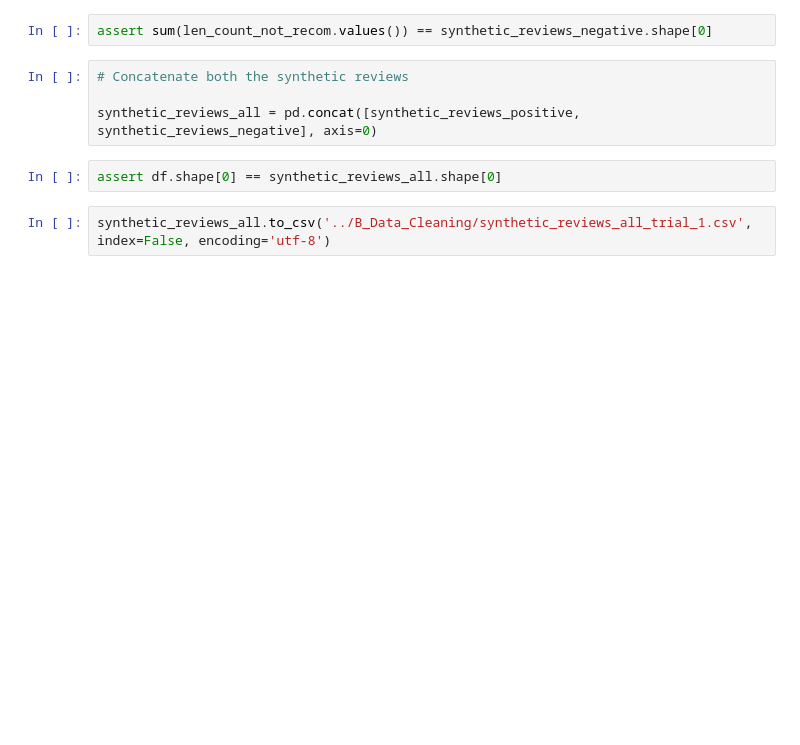
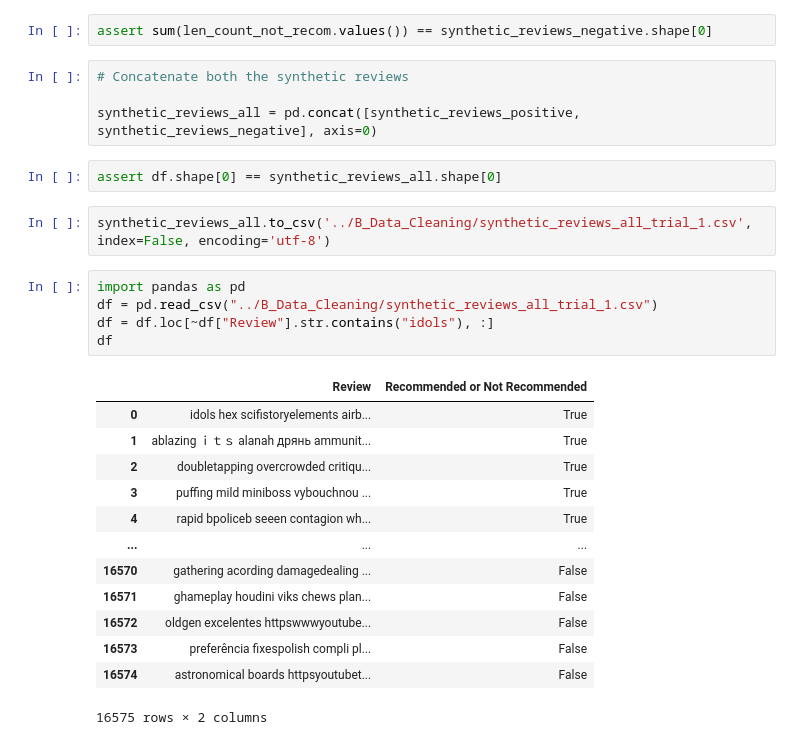
Before and after one commit to nogibjj/NLP-CP2077-Sentiment-Analysis, a Jupyter notebook: C_Generative_Model/Synthetic_data.ipynb, the cells around one changed output. Drawn from its saved outputs; the diff is of its cells as text; blank space fills up the shorter version.

```diff
--- a/C_Generative_Model/Synthetic_data.ipynb
+++ b/C_Generative_Model/Synthetic_data.ipynb
@@ -210,3 +210,22 @@ synthetic_reviews_all = pd.concat([synthetic_reviews_positive, synthetic_reviews
 assert df.shape[0] == synthetic_reviews_all.shape[0]
 # %%
 synthetic_reviews_all.to_csv('../B_Data_Cleaning/synthetic_reviews_all_trial_1.csv', index=False, encoding='utf-8')
+# %%
+import pandas as pd
+df = pd.read_csv("../B_Data_Cleaning/synthetic_reviews_all_trial_1.csv")
+df = df.loc[~df["Review"].str.contains("idols"), :]
+df
+# %% [output]
+|  | Review | Recommended or Not Recommended |
+| 0 | idols hex scifistoryelements airb... | True |
+| 1 | ablazing ｉｔｓ alanah дрянь ammunit... | True |
+| 2 | doubletapping overcrowded critiqu... | True |
+| 3 | puffing mild miniboss vybouchnou ... | True |
+| 4 | rapid bpoliceb seeen contagion wh... | True |
+| ... | ... | ... |
+| 16570 | gathering acording damagedealing ... | False |
+| 16571 | ghameplay houdini viks chews plan... | False |
+| 16572 | oldgen excelentes httpswwwyoutube... | False |
+| 16573 | preferência fixespolish compli pl... | False |
+| 16574 | astronomical boards httpsyoutubet... | False |
+16575 rows × 2 columns
```
Also changed, not shown: parts of 1 cell of this notebook, 8 other files.
